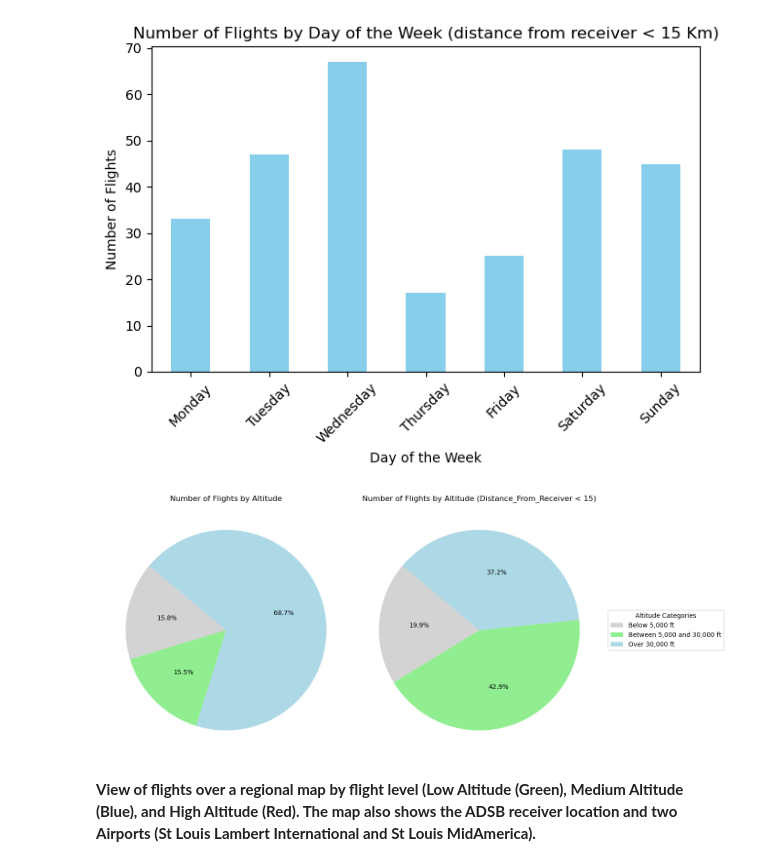
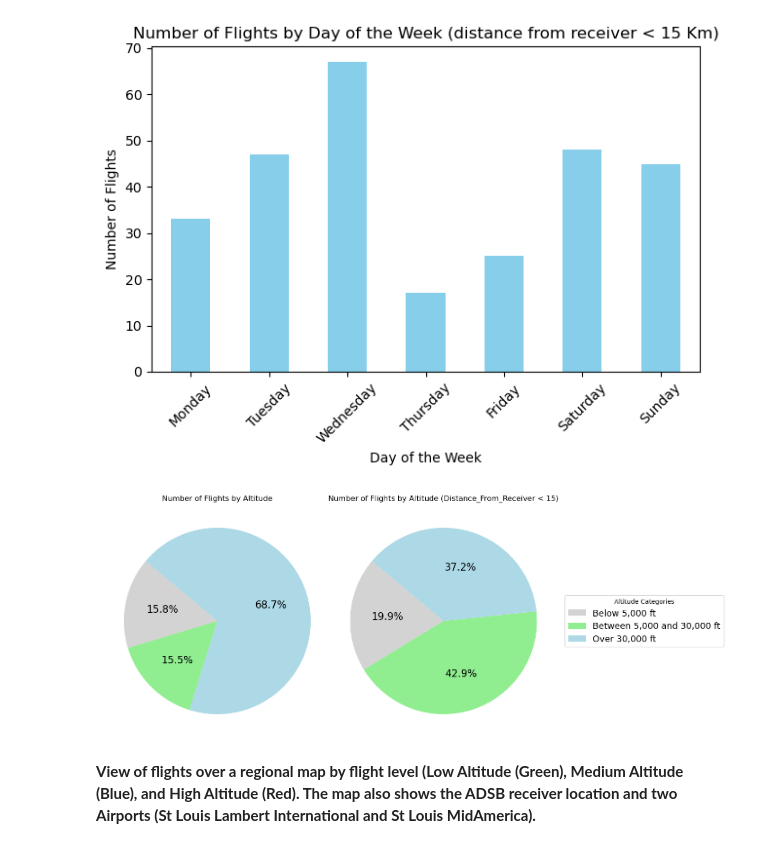
Before and after one commit to mrme77/Flight-Patterns-Clustering-using-ML-Algorithms., a Jupyter notebook: Project7Notebook.ipynb, the cells around one changed output. Drawn from its saved outputs; the diff is of its cells as text; code cells hidden in the pictures.

```diff
--- a/Project7Notebook.ipynb
+++ b/Project7Notebook.ipynb
@@ -640,35 +641,35 @@ plot_flight_count_by_day(new_df, 'All Flights', filter_distance=True)
 # %%
 # Create subplots
 fig, axes = plt.subplots(1, 2, figsize=(14, 6))
 
 # First subplot: Number of Flights by Altitude
 below_10k = new_df[new_df['altitude'] < 10000]
 between_10k_and_25k = new_df[(new_df['altitude'] >= 10000) & (new_df['altitude'] <= 25000)]
 over_25k = new_df[new_df['altitude'] > 25000]
 counts1 = [len(below_10k), len(between_10k_and_25k), len(over_25k)]
 colors1 = ['lightgray', 'lightgreen', 'lightblue']
-axes[0].pie(counts1, autopct='%1.1f%%', startangle=140, colors=colors1)
+axes[0].pie(counts1, autopct='%1.1f%%', startangle=140, textprops={'fontsize': 16},colors=colors1)
 axes[0].set_aspect('equal')
 axes[0].set_title('Number of Flights by Altitude')
 
 # Second subplot: Number of Flights by Altitude (filtered)
 filtered_df = new_df[new_df['Distance_From_Receiver'] < 15]
 below_5k = filtered_df[filtered_df['altitude'] < 5000]
 between_5k_and_15k = filtered_df[(filtered_df['altitude'] >= 5000) & (filtered_df['altitude'] <= 30000)]
 over_15k = filtered_df[filtered_df['altitude'] > 30000]
 counts2 = [len(below_5k), len(between_5k_and_15k), len(over_15k)]
 altitude_labels = ['Below 5,000 ft', 'Between 5,000 and 30,000 ft', 'Over 30,000 ft']
-axes[1].pie(counts2, autopct='%1.1f%%', startangle=140, colors=['lightgray', 'lightgreen', 'lightblue'])
+axes[1].pie(counts2, autopct='%1.1f%%', startangle=140, textprops={'fontsize': 16},colors=['lightgray', 'lightgreen', 'lightblue'])
 axes[1].set_aspect('equal')
 axes[1].set_title('Number of Flights by Altitude (Distance_From_Receiver < 15)')
-plt.legend(altitude_labels, title='Altitude Categories', loc='center left', bbox_to_anchor=(1, 0.5))
+plt.legend(altitude_labels, title='Altitude Categories', loc='center left', bbox_to_anchor=(1, 0.5),prop={'size':14})
 
 
 
 plt.tight_layout()
 plt.show()
 # %% [output]
-[figure, old version]
+[figure, new version]
 # %% [markdown]
 <p><b> View of flights over a regional map by flight level (Low Altitude (Green), Medium Altitude (Blue), and High Altitude (Red). The map also shows the ADSB receiver location and two Airports (St Louis Lambert International and St Louis MidAmerica).</b></p>
 # %%
```
Also changed, not shown: parts of 14 cells of this notebook.
